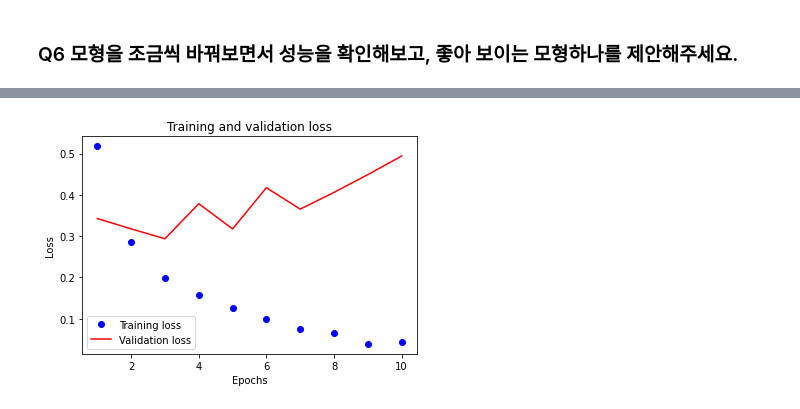
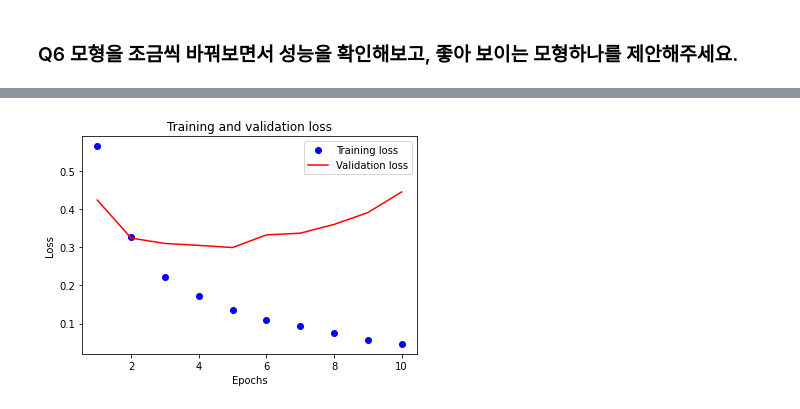
Before and after one commit to khee11/testrepository, a Jupyter notebook: HW1_2.ipynb, the cells around one changed output, grey strips where cells are left out. Saved outputs shown, nothing was run; the diff lists cells and outputs as text; code cells hidden in the pictures.

```diff
--- a/HW1_2.ipynb
+++ b/HW1_2.ipynb
@@ -364,10 +359,9 @@ from tensorflow import keras
 from tensorflow.keras import layers
 
 model4 = keras.Sequential([
-    layers.Dense(32, activation="relu"),
-    layers.Dense(32, activation="relu"),
-    layers.Dense(32, activation="relu"),
-    layers.Dropout(0.2),
+    layers.Dense(16, activation="relu"),
+    layers.Dense(16, activation="relu"),
+    layers.Dense(8, activation="relu"),
     layers.Dense(1, activation="sigmoid")
 ])
 
@@ -417,2 +411,2 @@ Epoch 10/10
-[figure, old version]
+[figure, new version]
 # %%
```
Also changed, not shown: parts of 6 cells of this notebook.
